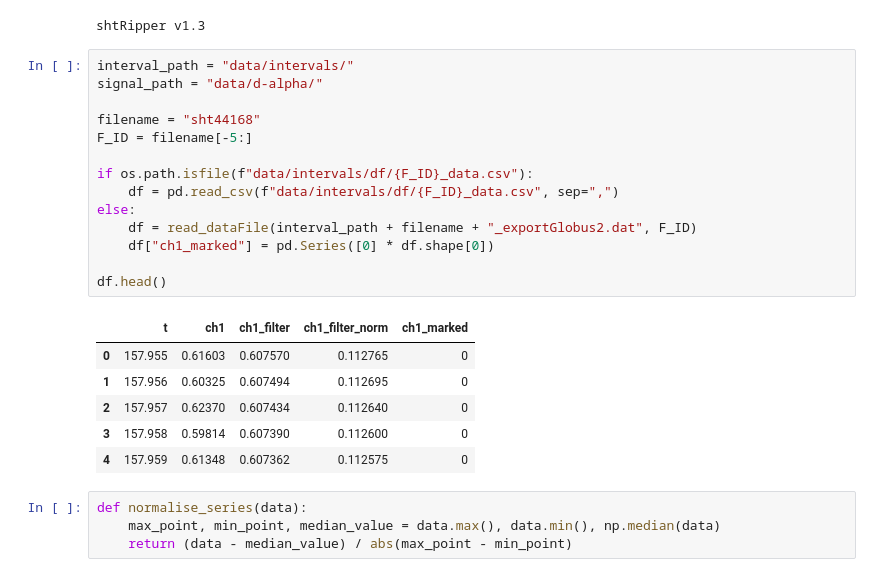
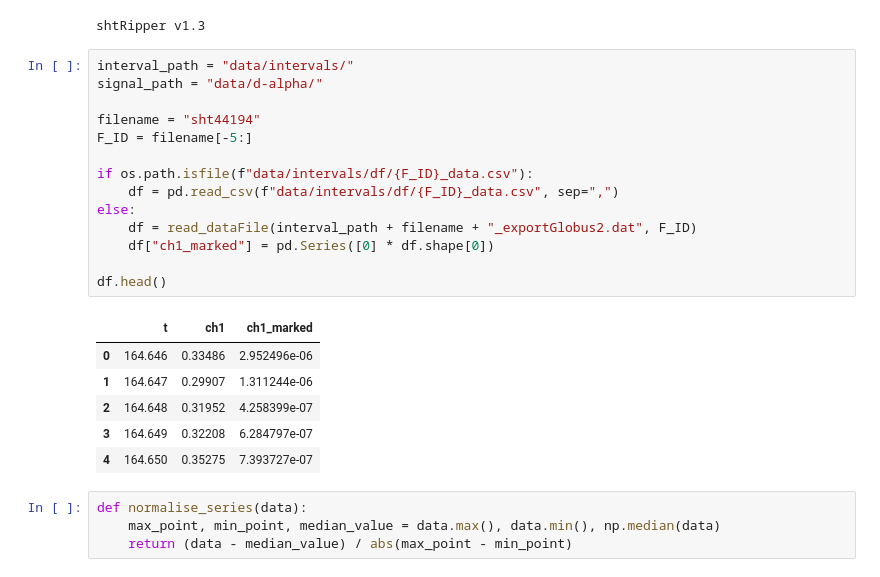
Before and after one commit to feodorrussia/D-alpha-instability-search, a Jupyter notebook: D-alpha marking.ipynb, the cells around one changed output. Cells and saved outputs as stored; diff of their text form.

```diff
--- a/D-alpha marking.ipynb
+++ b/D-alpha marking.ipynb
@@ -9,24 +9,24 @@ shtRipper v1.3
 # %%
 interval_path = "data/intervals/"
 signal_path = "data/d-alpha/"
 
-filename = "sht44168"
+filename = "sht44194"
 F_ID = filename[-5:]
 
 if os.path.isfile(f"data/intervals/df/{F_ID}_data.csv"):
     df = pd.read_csv(f"data/intervals/df/{F_ID}_data.csv", sep=",")
 else:
     df = read_dataFile(interval_path + filename + "_exportGlobus2.dat", F_ID)
     df["ch1_marked"] = pd.Series([0] * df.shape[0])
 
 df.head()
 # %% [output]
-|  | t | ch1 | ch1_filter | ch1_filter_norm | ch1_marked |
-| 0 | 157.955 | 0.61603 | 0.607570 | 0.112765 | 0 |
-| 1 | 157.956 | 0.60325 | 0.607494 | 0.112695 | 0 |
-| 2 | 157.957 | 0.62370 | 0.607434 | 0.112640 | 0 |
-| 3 | 157.958 | 0.59814 | 0.607390 | 0.112600 | 0 |
-| 4 | 157.959 | 0.61348 | 0.607362 | 0.112575 | 0 |
+|  | t | ch1 | ch1_marked |
+| 0 | 164.646 | 0.33486 | 2.952496e-06 |
+| 1 | 164.647 | 0.29907 | 1.311244e-06 |
+| 2 | 164.648 | 0.31952 | 4.258399e-07 |
+| 3 | 164.649 | 0.32208 | 6.284797e-07 |
+| 4 | 164.650 | 0.35275 | 7.393727e-07 |
 # %%
 def normalise_series(data):
     max_point, min_point, median_value = data.max(), data.min(), np.median(data)
```
Also changed, not shown: parts of 1 cell of this notebook.
